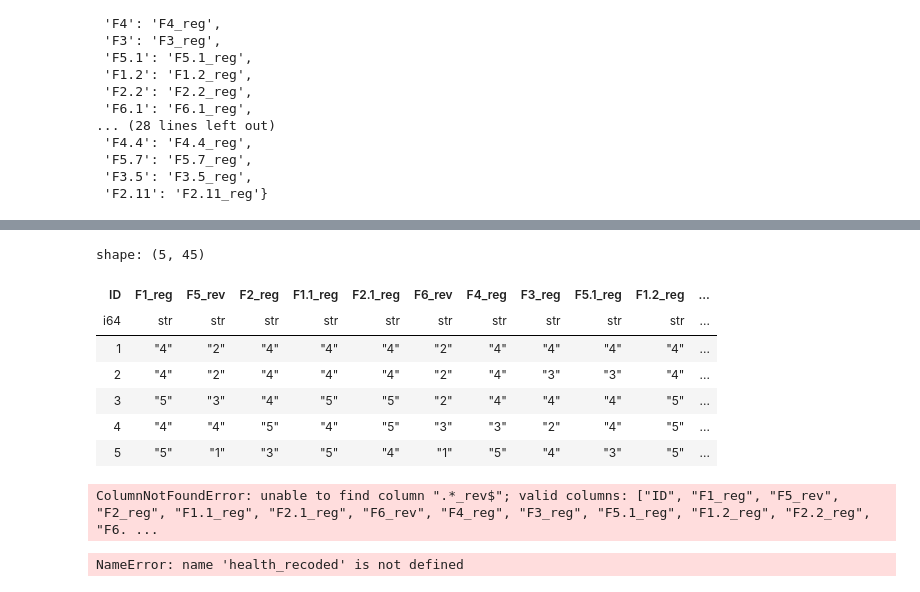
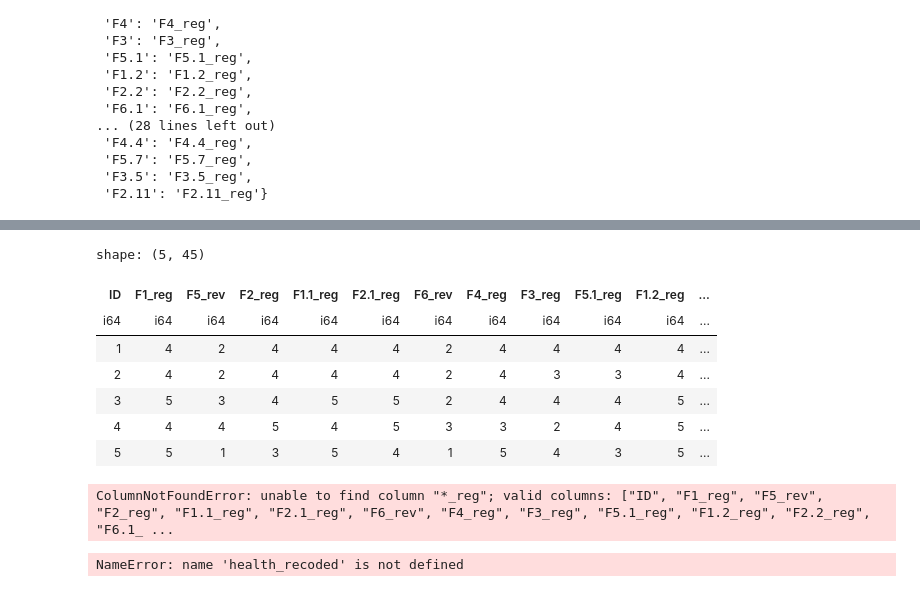
Before and after one commit to JessicaLLenz/lab1.2repo, a Jupyter notebook: Lab3.2.ipynb, the cells around one changed output, grey strips where cells are left out. Saved outputs shown, nothing was run; the diff lists cells and outputs as text; code cells hidden in the pictures.

```diff
--- a/Lab3.2.ipynb
+++ b/Lab3.2.ipynb
@@ -67,37 +67,37 @@ shape: (264, 45)
 # %%
 health_recode = {
        "Strongly Agree": 5,
        "Somewhat Agree": 4,
         "Neutral": 3,
         "Somewhat Disagree": 2,
         "Strongly Disagree": 1,
         "Neither Agree nor Disagree": 3
 
 }
 
 health_numeric = health.with_columns(
-        pl.col(pl.Utf8).replace(health_recode)
+        pl.col(pl.Utf8).replace(health_recode).cast(pl.Int64)
 )
 
 health_numeric.head()
 # %% [output]
 shape: (5, 45)
 | ID | F1_reg | F5_rev | F2_reg | F1.1_reg | F2.1_reg | F6_rev | F4_reg | F3_reg | F5.1_reg | F1.2_reg | ... |
-| i64 | str | str | str | str | str | str | str | str | str | str | ... |
-| 1 | "4" | "2" | "4" | "4" | "4" | "2" | "4" | "4" | "4" | "4" | ... |
-| 2 | "4" | "2" | "4" | "4" | "4" | "2" | "4" | "3" | "3" | "4" | ... |
-| 3 | "5" | "3" | "4" | "5" | "5" | "2" | "4" | "4" | "4" | "5" | ... |
-| 4 | "4" | "4" | "5" | "4" | "5" | "3" | "3" | "2" | "4" | "5" | ... |
-| 5 | "5" | "1" | "3" | "5" | "4" | "1" | "5" | "4" | "3" | "5" | ... |
+| i64 | i64 | i64 | i64 | i64 | i64 | i64 | i64 | i64 | i64 | i64 | ... |
+| 1 | 4 | 2 | 4 | 4 | 4 | 2 | 4 | 4 | 4 | 4 | ... |
+| 2 | 4 | 2 | 4 | 4 | 4 | 2 | 4 | 3 | 3 | 4 | ... |
+| 3 | 5 | 3 | 4 | 5 | 5 | 2 | 4 | 4 | 4 | 5 | ... |
+| 4 | 4 | 4 | 5 | 4 | 5 | 3 | 3 | 2 | 4 | 5 | ... |
+| 5 | 5 | 1 | 3 | 5 | 4 | 1 | 5 | 4 | 3 | 5 | ... |
 # %%
 health_recoded = health_numeric.with_columns(
-    [
-        (6 - pl.col(c)).alias(c.removesuffix('_rev'))
-        for c in health_numeric.select(pl.col(r".*_rev$")).columns
-    ]
+    (
+        pl.col("*_reg"),
+        (6 - (pl.col("*_rev")))
+    )
 )
 # %% [output]
-ColumnNotFoundError: unable to find column ".*_rev$"; valid columns: ["ID", "F1_reg", "F5_rev", "F2_reg", "F1.1_reg", "F2.1_reg", "F6_rev", "F4_reg", "F3_reg", "F5.1_reg", "F1.2_reg", "F2.2_reg", "F6. ...
+ColumnNotFoundError: unable to find column "*_reg"; valid columns: ["ID", "F1_reg", "F5_rev", "F2_reg", "F1.1_reg", "F2.1_reg", "F6_rev", "F4_reg", "F3_reg", "F5.1_reg", "F1.2_reg", "F2.2_reg", "F6.1_ ...
 # %%
 question_pre = ['F1', 'F2', 'F3', 'F4', 'F5', 'F6']
 health_agg = health_recoded.select(
```
